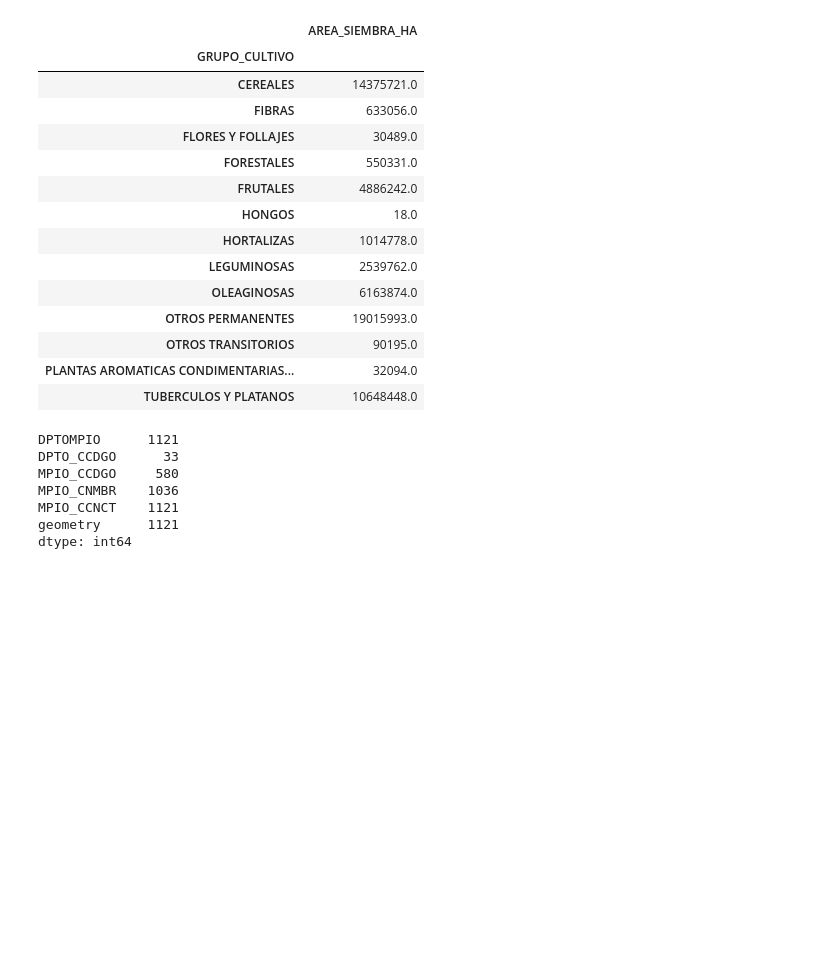
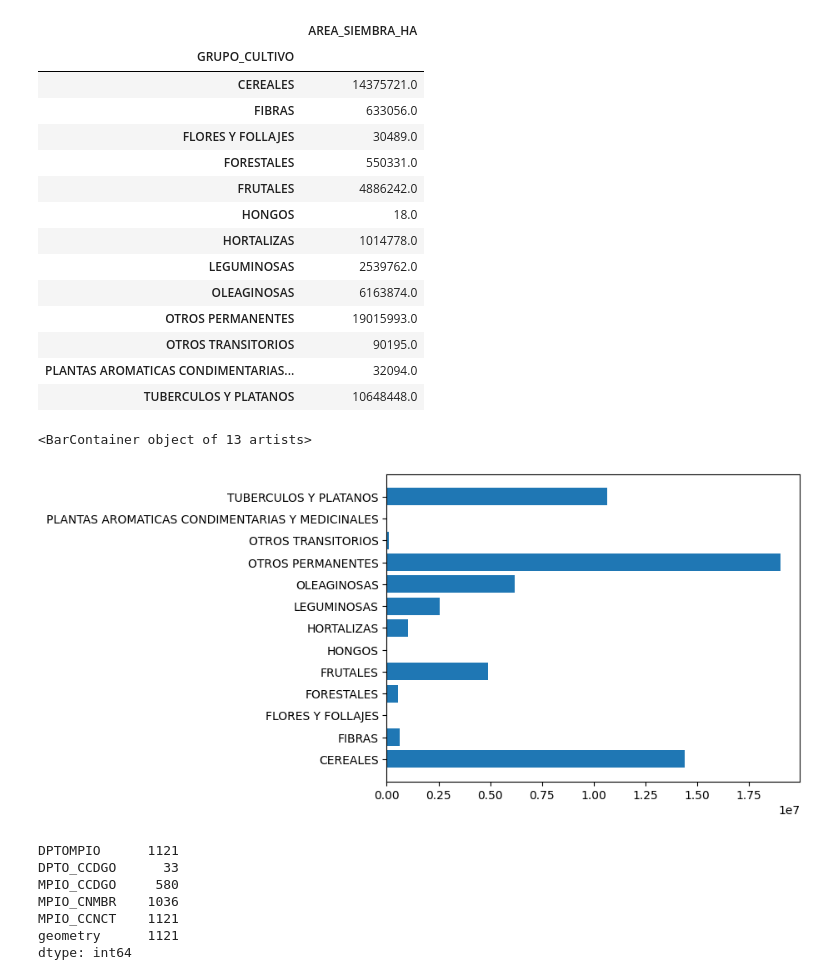
Before and after one commit to PedrazaDuban/MIAD_DSA_rotacion_cultivos, a Jupyter notebook: Scripts/ExploracionDatos.ipynb, the cells around one changed output. Cells and saved outputs as stored; diff of their text form; code cells hidden in the pictures; blank space fills up the shorter version.

Commit message:
Createte bart chart

```diff
--- a/Scripts/ExploracionDatos.ipynb
+++ b/Scripts/ExploracionDatos.ipynb
@@ -134,6 +134,11 @@ pivot
 | TUBERCULOS Y PLATANOS | 10648448.0 |
 # %%
 pivot['index_column'] = pivot.index
+# %%
+plt.barh(pivot['index_column'], pivot['AREA_SIEMBRA_HA'])
+# %% [output]
+<BarContainer object of 13 artists>
+[figure, added]
 # %%
 #Se cargan polígonos de los municipios de Colombia
 municipios=gpd.read_file('../data/MunicipiosVeredas19MB.json')
```
